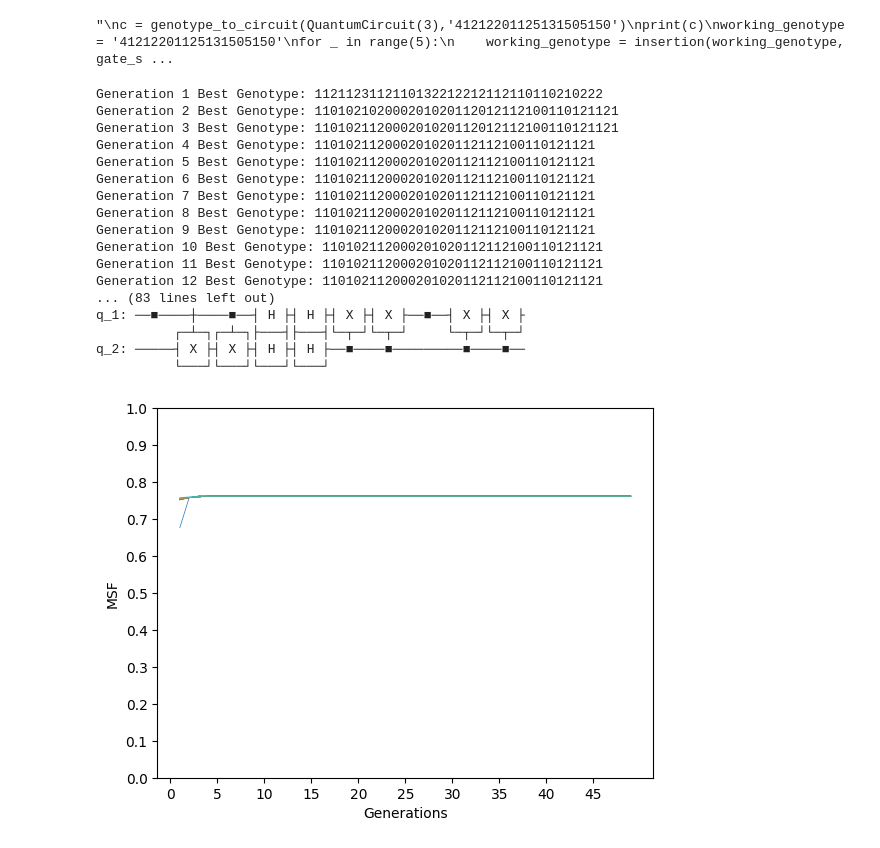
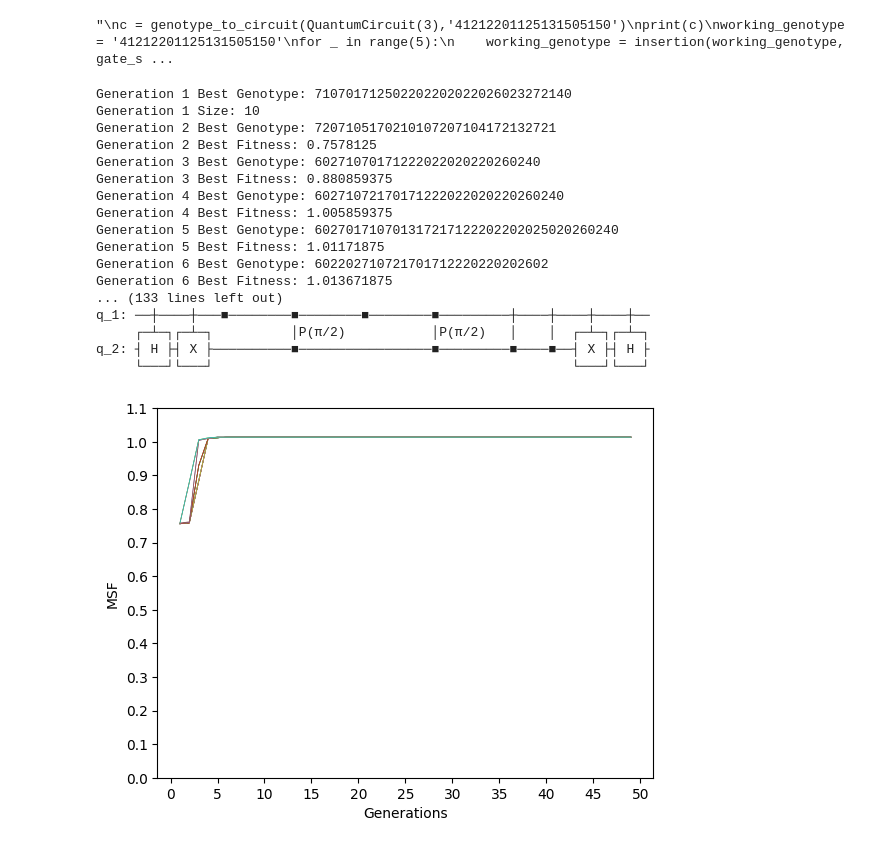
Before and after one commit to tom-newbold/evolving-qubit-circuits, a Jupyter notebook: qiskit_classes_jupyter.ipynb, the cells around one changed output. Cells and saved outputs as stored; diff of their text form; code cells hidden in the pictures.

```diff
--- a/qiskit_classes_jupyter.ipynb
+++ b/qiskit_classes_jupyter.ipynb
@@ -13,11 +13,11 @@ def plot_list(float_list, x_label=None, y_label=None):
         for j in range(len(float_list)):
             plt.plot(x_axis, float_list[-(j+1)], linewidth=20/(20+len(float_list)))
     else:
-        x_axis = [i+1 for i in range(len(float_list))]
+        x_axis = [i+1 for i in range(len(float_list) + 1)]
         plt.plot(x_axis, float_list)
 
     while len(x_axis) > 20:
-        x_axis = [(i+1)*5 for i in range(len(x_axis)//5)]
+        x_axis = [(i+1)*5 for i in range(len(x_axis)//5 + 1)]
     plt.xticks([0]+x_axis)
     if x_label:
         plt.xlabel(x_label)
@@ -584,57 +585,72 @@ def develop_circuits_combined(inital_population, gate_set, operation_count=250):
     population_random = develop_circuits_random(inital_population, gate_set, operation_count)[len(inital_population):]
     return population_uniform + population_random
 # %%
+_chosen_gate_set = GLOBAL_GATE_SET#_SIMPLE
+
 msf_trace = [[] for _ in range(SAMPLE_SIZE)]
-ALL_POSSIBLE_GATES = all_gate_combinations(GLOBAL_GATE_SET_SIMPLE)
+ALL_POSSIBLE_GATES = all_gate_combinations(_chosen_gate_set)
+MINIMUM_FITNESS = 0.75
 
 population = []
-for _ in range(GENERATION_SIZE):
-    g = generate_random_genotype(3, GLOBAL_GATE_SET_SIMPLE, 30, 60)
-    c = genotype_to_circuit(QuantumCircuit(3), g, GLOBAL_GATE_SET_SIMPLE)
-    m = toffoli_msf(c)
-    population.append({'genotype':g, 'circuit':c, 'msf':m})
-population = top_n_by_fitness(population)
+while len(population) < SAMPLE_SIZE//2:
+    for _ in range(GENERATION_SIZE):
+        g = generate_random_genotype(3, _chosen_gate_set, 30, 60)
+        c = genotype_to_circuit(QuantumCircuit(3), g, _chosen_gate_set)
+        m = toffoli_msf(c)
+        population.append({'genotype':g, 'circuit':c, 'msf':m})
+    population = top_n_by_fitness(population)
+    if population[-1]['msf'] >= MINIMUM_FITNESS:
+        break
+    else:
+        for i in range(len(population)):
+            if population[i]['msf'] < MINIMUM_FITNESS:
+                population = population[:i]
+                break
 print(f'Generation 1 Best Genotype: {population[0]["genotype"]}')
+print(f'Generation 1 Size: {len(population)}')
 
 for i in range(GENERATION_COUNT-1):
-    new_population = develop_circuits_combined(population, GLOBAL_GATE_SET_SIMPLE)
+    new_population = develop_circuits_combined(population, _chosen_gate_set)
     population = []
     for g in new_population:
-        c = genotype_to_circuit(QuantumCircuit(3), g, GLOBAL_GATE_SET_SIMPLE)
+        c = genotype_to_circuit(QuantumCircuit(3), g, _chosen_gate_set)
         m = toffoli_msf(c)
         population.append({'genotype':g, 'circuit':c, 'msf':m})
     population = top_n_by_fitness(population, remove_dupe=False)
+    while population[-1]['msf'] < MINIMUM_FITNESS:
+        population.pop(-1)
     print(f'Generation {i+2} Best Genotype: {population[0]["genotype"]}')
+    print(f'Generation {i+2} Best Fitness: {population[0]["msf"]}')
     for k in range(SAMPLE_SIZE):
         msf_trace[k].append(population[k]['msf'])
 
 # output
 print(f'Top {SAMPLE_SIZE} genotypes:')
 for i in range(SAMPLE_SIZE):
     print(population[i]['genotype'])
     print(population[i]['msf'])
 print('best circuit:')
 print(population[0]['circuit'])
 plot_list(msf_trace, 'Generations', 'MSF')
 # %% [output]
-Generation 1 Best Genotype: 1121123112110132212212112110110210222
-Generation 2 Best Genotype: 110102102000201020112012112100110121121
-Generation 3 Best Genotype: 110102112000201020112012112100110121121
-Generation 4 Best Genotype: 110102112000201020112112100110121121
-Generation 5 Best Genotype: 110102112000201020112112100110121121
-Generation 6 Best Genotype: 110102112000201020112112100110121121
-Generation 7 Best Genotype: 110102112000201020112112100110121121
-Generation 8 Best Genotype: 110102112000201020112112100110121121
-Generation 9 Best Genotype: 110102112000201020112112100110121121
-Generation 10 Best Genotype: 110102112000201020112112100110121121
-Generation 11 Best Genotype: 110102112000201020112112100110121121
-Generation 12 Best Genotype: 110102112000201020112112100110121121
-... (83 lines left out)
-q_1: ──■────┼────■──┤ H ├┤ H ├┤ X ├┤ X ├──■──┤ X ├┤ X ├
-          ┌─┴─┐┌─┴─┐├───┤├───┤└─┬─┘└─┬─┘     └─┬─┘└─┬─┘
-q_2: ─────┤ X ├┤ X ├┤ H ├┤ H ├──■────■─────────■────■──
-          └───┘└───┘└───┘└───┘
+Generation 1 Best Genotype: 710701712502202202022026023272140
+Generation 1 Size: 10
+Generation 2 Best Genotype: 7207105170210107207104172132721
+Generation 2 Best Fitness: 0.7578125
+Generation 3 Best Genotype: 60271070171222022020220260240
+Generation 3 Best Fitness: 0.880859375
+Generation 4 Best Genotype: 60271072170171222022020220260240
+Generation 4 Best Fitness: 1.005859375
+Generation 5 Best Genotype: 602701710701317217122202202025020260240
+Generation 5 Best Fitness: 1.01171875
+Generation 6 Best Genotype: 602202710721701712220220202602
+Generation 6 Best Fitness: 1.013671875
+... (133 lines left out)
+q_1: ──┼────┼───■────────■────────■────────■─────────┼────┼────┼────┼──
+     ┌─┴─┐┌─┴─┐          │P(π/2)           │P(π/2)   │    │  ┌─┴─┐┌─┴─┐
+q_2: ┤ H ├┤ X ├──────────■─────────────────■─────────■────■──┤ X ├┤ H ├
+     └───┘└───┘                                              └───┘└───┘
-[figure, old version]
+[figure, new version]
 # %%
 circuit = population[0]['circuit']
 #circuit = genotype_to_circuit(QuantumCircuit(3),'317121210312101060221260221012701721')
```
Also changed, not shown: parts of 2 cells of this notebook.
